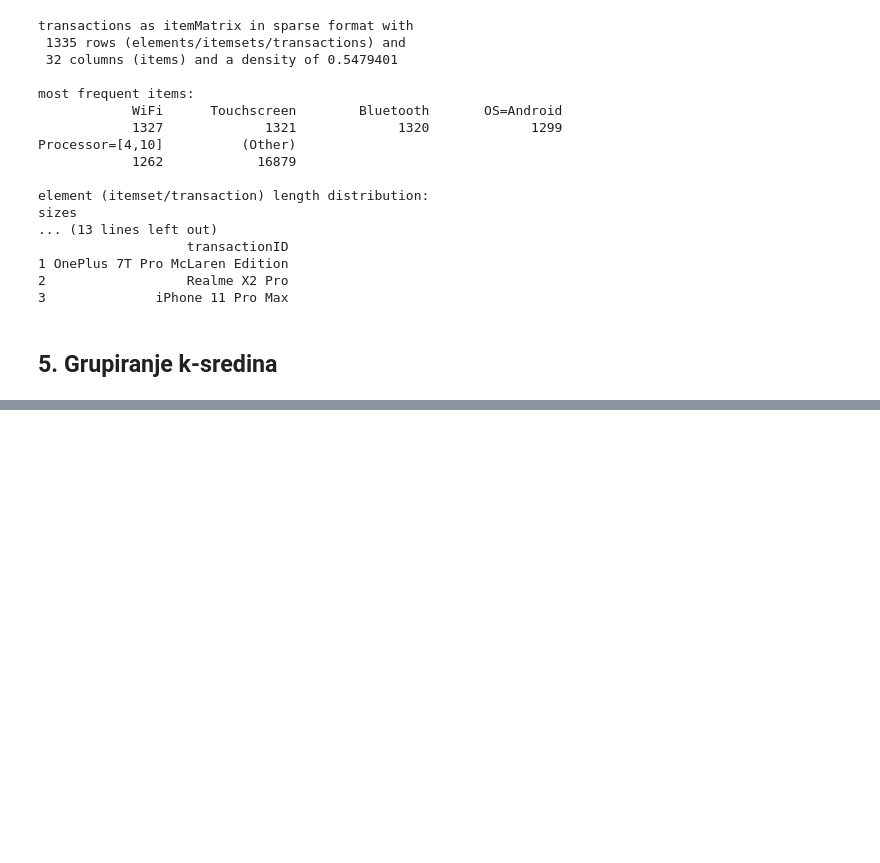
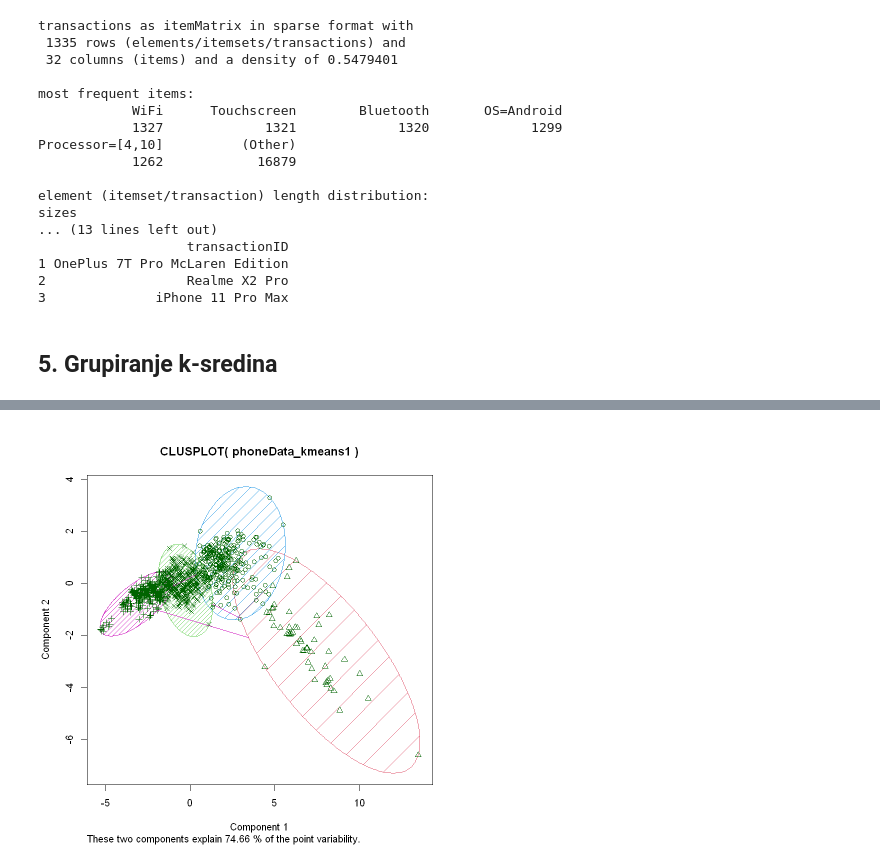
Before and after one commit to IvanVinski/dap-projekt, a Jupyter notebook: projekt.ipynb, the cells around one changed output, grey strips where cells are left out. Drawn from its saved outputs; the diff is of its cells as text; code cells hidden in the pictures; blank space fills up the shorter version.

```diff
--- a/projekt.ipynb
+++ b/projekt.ipynb
@@ -511,3 +538,3 @@ fviz_nbclust(phoneData_kmeans[-22], kmeans, method = "wss") + geom_vline(xinterc
 # %%
-phoneData_kmeans1 <- phoneData_kmeans[-22] %>% mutate_all(as.numeric)
+phoneData_kmeans1 <- phoneData_kmeans[-10] %>% mutate_all(as.numeric)
 # %%
@@ -533,3 +560,9 @@ Available components:
 
 [1] "cluster"      "centers"      "totss"        "withinss"     "tot.withinss"
 [6] "betweenss"    "size"         "iter"         "ifault"
+# %%
+library(cluster)
+
+clusplot(phoneData_kmeans1, kmeans_model$cluster, color=T, shade=T)
+# %% [output]
+[figure, added]
```
Also changed, not shown: parts of 10 cells of this notebook.
